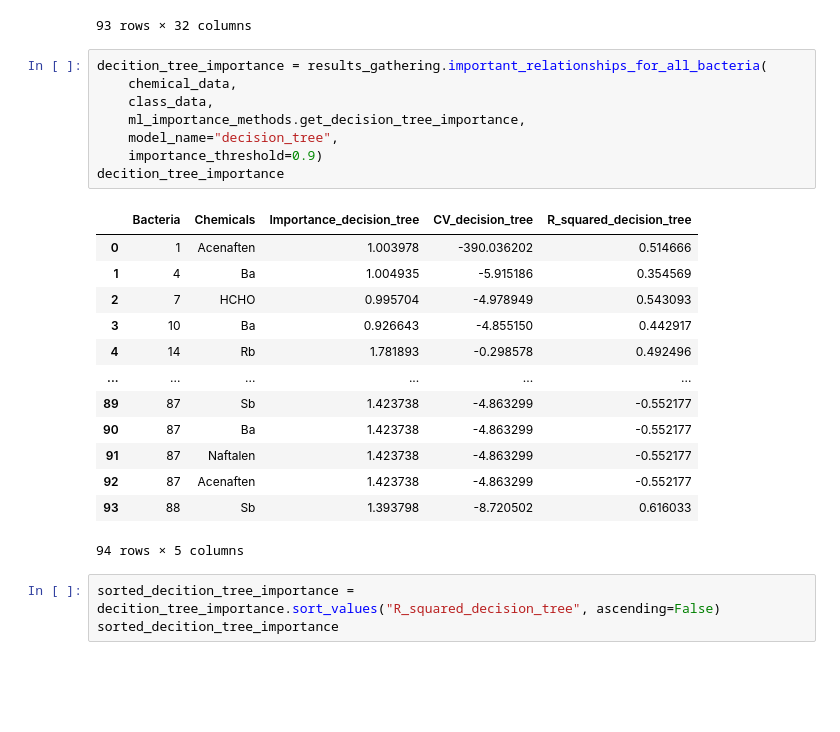
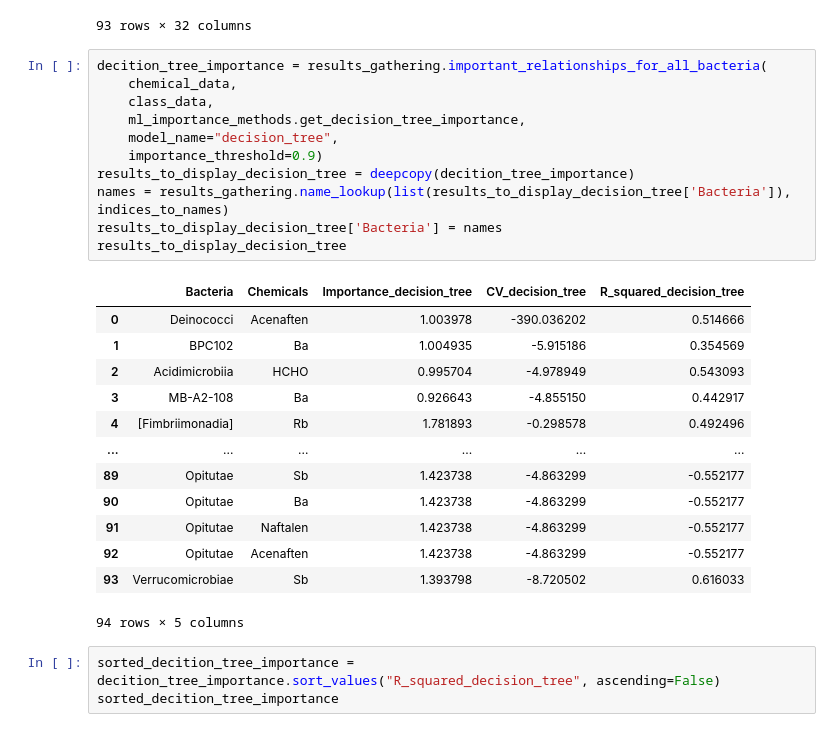
Before and after one commit to melehean/Bioinformatics-Project, a Jupyter notebook: class_analysis.ipynb, the cells around one changed output. Drawn from its saved outputs; the diff is of its cells as text; blank space fills up the shorter version.

Commit message:
genus and class results

```diff
--- a/class_analysis.ipynb
+++ b/class_analysis.ipynb
@@ -54,24 +56,27 @@ class_data
 # %%
 decition_tree_importance = results_gathering.important_relationships_for_all_bacteria(
     chemical_data,
     class_data,
     ml_importance_methods.get_decision_tree_importance,
     model_name="decision_tree",
     importance_threshold=0.9)
-decition_tree_importance
+results_to_display_decision_tree = deepcopy(decition_tree_importance)
+names = results_gathering.name_lookup(list(results_to_display_decision_tree['Bacteria']), indices_to_names)
+results_to_display_decision_tree['Bacteria'] = names
+results_to_display_decision_tree
 # %% [output]
 |  | Bacteria | Chemicals | Importance_decision_tree | CV_decision_tree | R_squared_decision_tree |
-| 0 | 1 | Acenaften | 1.003978 | -390.036202 | 0.514666 |
-| 1 | 4 | Ba | 1.004935 | -5.915186 | 0.354569 |
-| 2 | 7 | HCHO | 0.995704 | -4.978949 | 0.543093 |
-| 3 | 10 | Ba | 0.926643 | -4.855150 | 0.442917 |
-| 4 | 14 | Rb | 1.781893 | -0.298578 | 0.492496 |
+| 0 | Deinococci | Acenaften | 1.003978 | -390.036202 | 0.514666 |
+| 1 | BPC102 | Ba | 1.004935 | -5.915186 | 0.354569 |
+| 2 | Acidimicrobiia | HCHO | 0.995704 | -4.978949 | 0.543093 |
+| 3 | MB-A2-108 | Ba | 0.926643 | -4.855150 | 0.442917 |
+| 4 | [Fimbriimonadia] | Rb | 1.781893 | -0.298578 | 0.492496 |
 | ... | ... | ... | ... | ... | ... |
-| 89 | 87 | Sb | 1.423738 | -4.863299 | -0.552177 |
-| 90 | 87 | Ba | 1.423738 | -4.863299 | -0.552177 |
-| 91 | 87 | Naftalen | 1.423738 | -4.863299 | -0.552177 |
-| 92 | 87 | Acenaften | 1.423738 | -4.863299 | -0.552177 |
-| 93 | 88 | Sb | 1.393798 | -8.720502 | 0.616033 |
+| 89 | Opitutae | Sb | 1.423738 | -4.863299 | -0.552177 |
+| 90 | Opitutae | Ba | 1.423738 | -4.863299 | -0.552177 |
+| 91 | Opitutae | Naftalen | 1.423738 | -4.863299 | -0.552177 |
+| 92 | Opitutae | Acenaften | 1.423738 | -4.863299 | -0.552177 |
+| 93 | Verrucomicrobiae | Sb | 1.393798 | -8.720502 | 0.616033 |
 94 rows × 5 columns
 # %%
 sorted_decition_tree_importance = decition_tree_importance.sort_values("R_squared_decision_tree", ascending=False)
```
Also changed, not shown: parts of 8 cells of this notebook, 12 other files.
